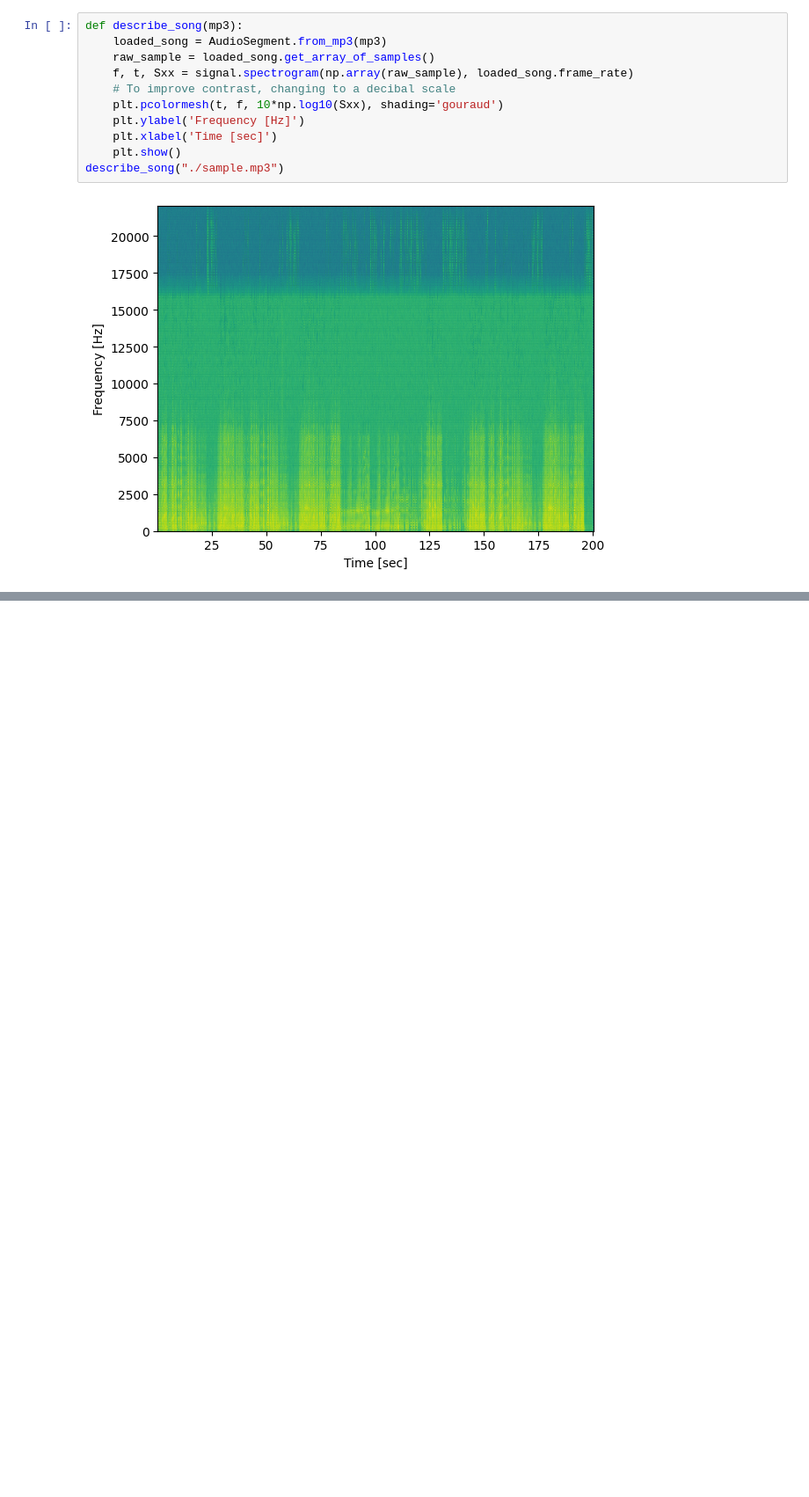
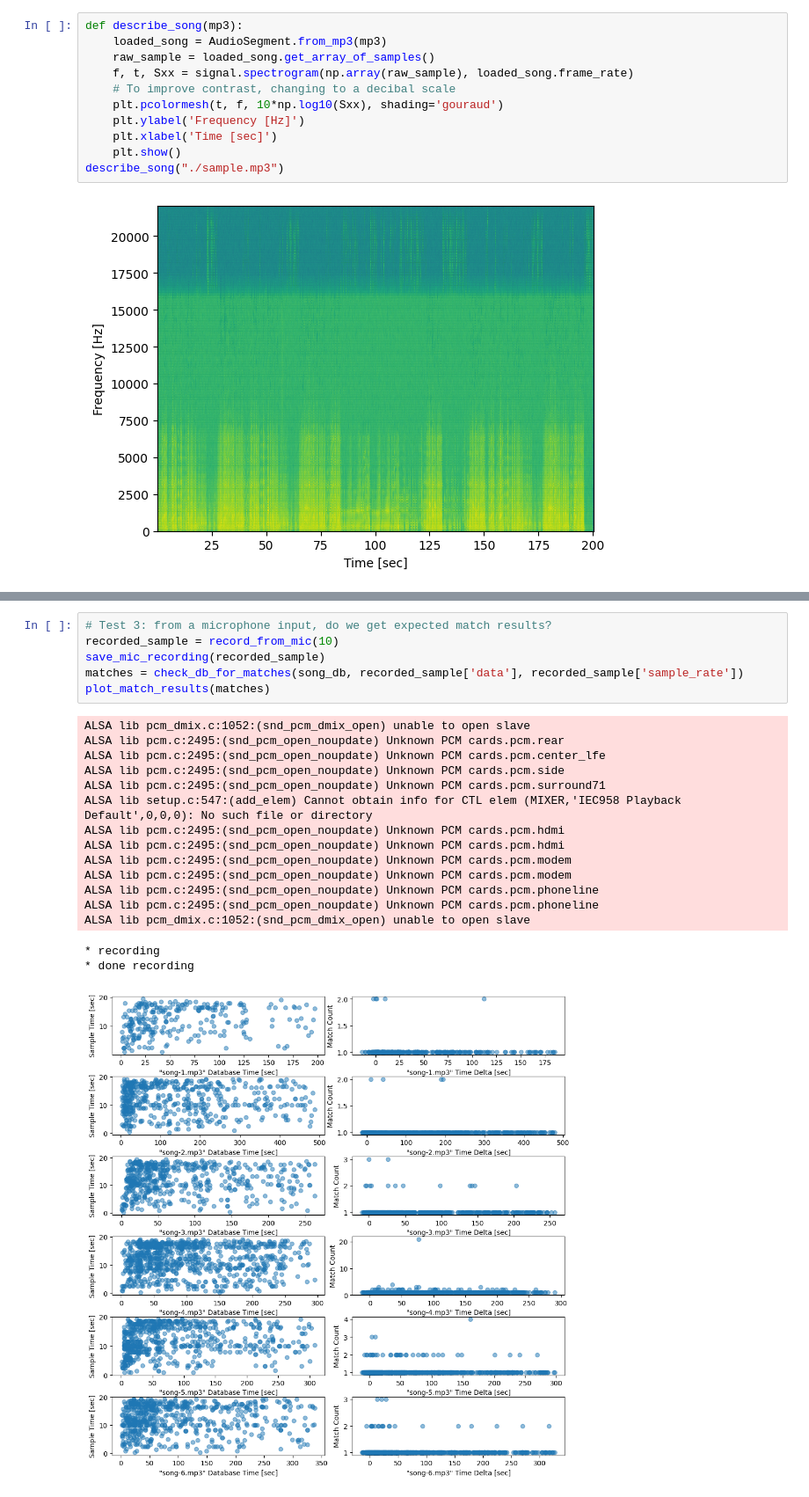
Before and after one commit to psmason/shazam-notebook, a Jupyter notebook: Shazam Algorithm.ipynb, the cells around one changed output, grey strips where cells are left out. Shown at 88% size. Drawn from its saved outputs; the diff is of its cells as text; blank space fills up the shorter version.

```diff
--- a/Shazam Algorithm.ipynb
+++ b/Shazam Algorithm.ipynb
@@ -274,0 +284,23 @@ OSError: No Default Input Device Available
+# %%
+# Test 3: from a microphone input, do we get expected match results?
+recorded_sample = record_from_mic(10)
+save_mic_recording(recorded_sample)
+matches = check_db_for_matches(song_db, recorded_sample['data'], recorded_sample['sample_rate'])
+plot_match_results(matches)
+# %% [output]
+ALSA lib pcm_dmix.c:1052:(snd_pcm_dmix_open) unable to open slave
+ALSA lib pcm.c:2495:(snd_pcm_open_noupdate) Unknown PCM cards.pcm.rear
+ALSA lib pcm.c:2495:(snd_pcm_open_noupdate) Unknown PCM cards.pcm.center_lfe
+ALSA lib pcm.c:2495:(snd_pcm_open_noupdate) Unknown PCM cards.pcm.side
+ALSA lib pcm.c:2495:(snd_pcm_open_noupdate) Unknown PCM cards.pcm.surround71
+ALSA lib setup.c:547:(add_elem) Cannot obtain info for CTL elem (MIXER,'IEC958 Playback Default',0,0,0): No such file or directory
+ALSA lib pcm.c:2495:(snd_pcm_open_noupdate) Unknown PCM cards.pcm.hdmi
+ALSA lib pcm.c:2495:(snd_pcm_open_noupdate) Unknown PCM cards.pcm.hdmi
+ALSA lib pcm.c:2495:(snd_pcm_open_noupdate) Unknown PCM cards.pcm.modem
+ALSA lib pcm.c:2495:(snd_pcm_open_noupdate) Unknown PCM cards.pcm.modem
+ALSA lib pcm.c:2495:(snd_pcm_open_noupdate) Unknown PCM cards.pcm.phoneline
+ALSA lib pcm.c:2495:(snd_pcm_open_noupdate) Unknown PCM cards.pcm.phoneline
+ALSA lib pcm_dmix.c:1052:(snd_pcm_dmix_open) unable to open slave
+* recording
+* done recording
+[figure, added]
```
Also changed, not shown: parts of 15 cells of this notebook.
